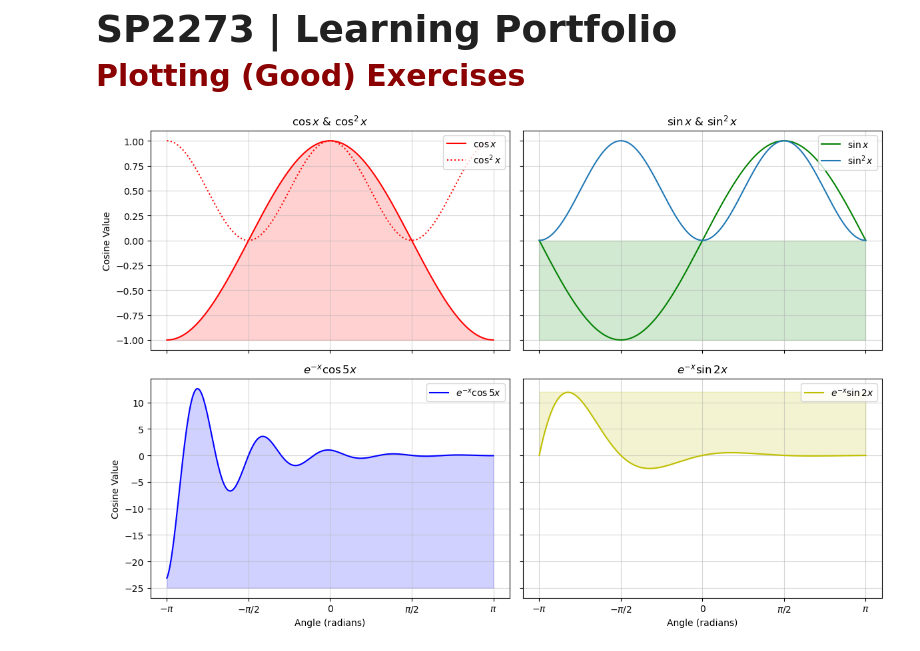
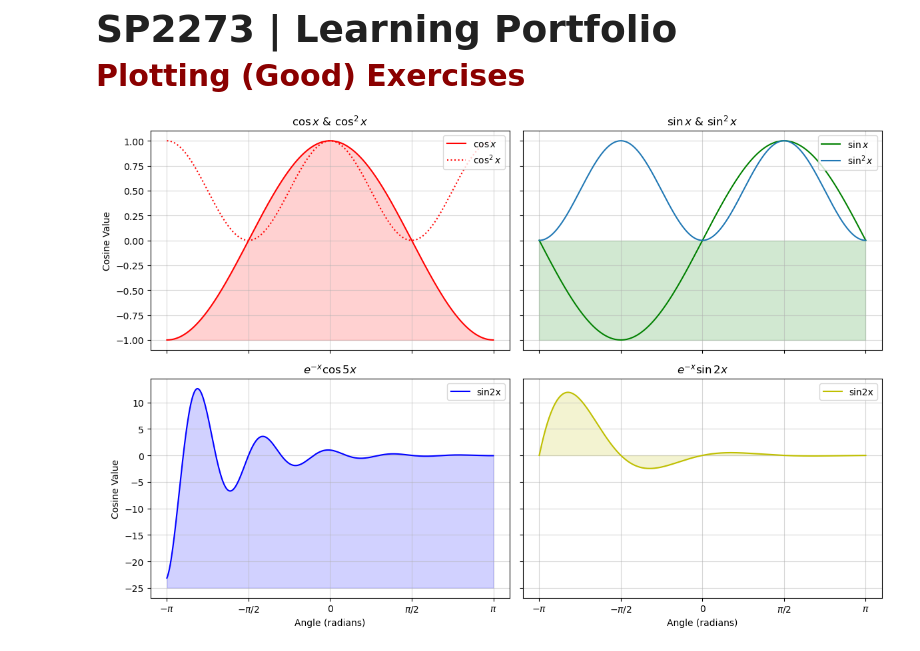
Before and after one commit to SPS-SP2273/learning-portfolio-Yunan05, a Jupyter notebook: 7.2_plotting__exercises/plotting_(good)_exercises.ipynb, the cells around one changed output. Saved outputs shown, nothing was run; the diff lists cells and outputs as text; code cells hidden in the pictures.

Commit message:
plotting good reviewed changed

```diff
--- a/7.2_plotting__exercises/plotting_(good)_exercises.ipynb
+++ b/7.2_plotting__exercises/plotting_(good)_exercises.ipynb
@@ -26,36 +26,36 @@ axes[0, 0].legend(loc='upper right')
 # ------- Subplot 2 -------#
 axes[0, 1].plot(x, sin_x, color='g', label=r'$\sin x$')
 axes[0, 1].plot(x, sin_x**2, color='tab:blue', label=r'$\sin^2 x$')
 axes[0, 1].fill_between(x, -1, 0, color='g', alpha=.18)
 axes[0, 1].set_title(r'$\sin x$ & $\sin^2 x$')
 axes[0, 1].legend(loc='upper right')
 
-# ------- Subplot 3 -------#
-axes[1, 0].plot(x, fun1_x, color='b', label=r'$e^{-x}\cos 5x$')
+# ------- Subplot 3 (Bottom Left) -------#
+axes[1, 0].plot(x, fun1_x, color='b', label='sin2x')
 axes[1, 0].fill_between(x, fun1_x, -25, color='b', alpha=.18)
 axes[1, 0].set_title(r'$e^{-x}\cos 5x$')
 axes[1, 0].set_xlabel('Angle (radians)')
 axes[1, 0].set_ylabel('Cosine Value')
 ticks = [-np.pi, -np.pi/2, 0, np.pi/2, np.pi]
 ticklabels = [r'$-\pi$', r'$-\pi/2$', '0', r'$\pi/2$', r'$\pi$']
 axes[1, 0].set_xticks(ticks)
 axes[1, 0].set_xticklabels(ticklabels)
 axes[1, 0].legend(loc='upper right')
 
-# ------- Subplot 4 -------#
-axes[1, 1].plot(x, fun2_x, color='y', label=r'$e^{-x}\sin 2x$')
-axes[1, 1].fill_between(x, fun2_x, 12, color='y', alpha=.18)
+# ------- Subplot 4 (Bottom Right) -------#
+axes[1, 1].plot(x, fun2_x, color='y', label='sin2x')
+axes[1, 1].fill_between(x, fun2_x, 0, color='y', alpha=.18)
 axes[1, 1].set_title(r'$e^{-x}\sin 2x$')
 axes[1, 1].set_xlabel('Angle (radians)')
 axes[1, 1].set_xticks(ticks)
 axes[1, 1].set_xticklabels(ticklabels)
 axes[1, 1].legend(loc='upper right')
 
 for a in axes.flatten():
     a.grid(alpha=.5)
 
 plt.tight_layout()
 plt.savefig("after_subplot_figure.jpg", format="jpg", dpi=150)
 plt.show()
 # %% [output]
-[figure, old version]
+[figure, new version]
```
Also changed, not shown: 1 other file.
